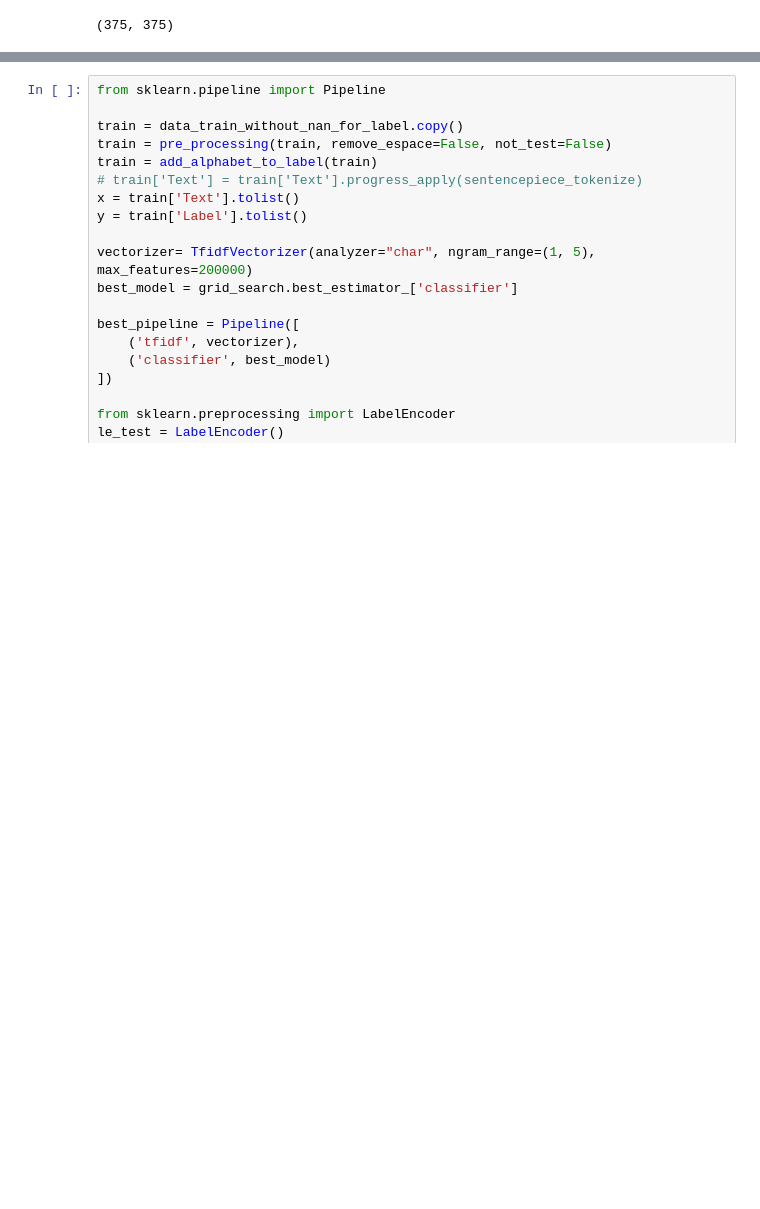
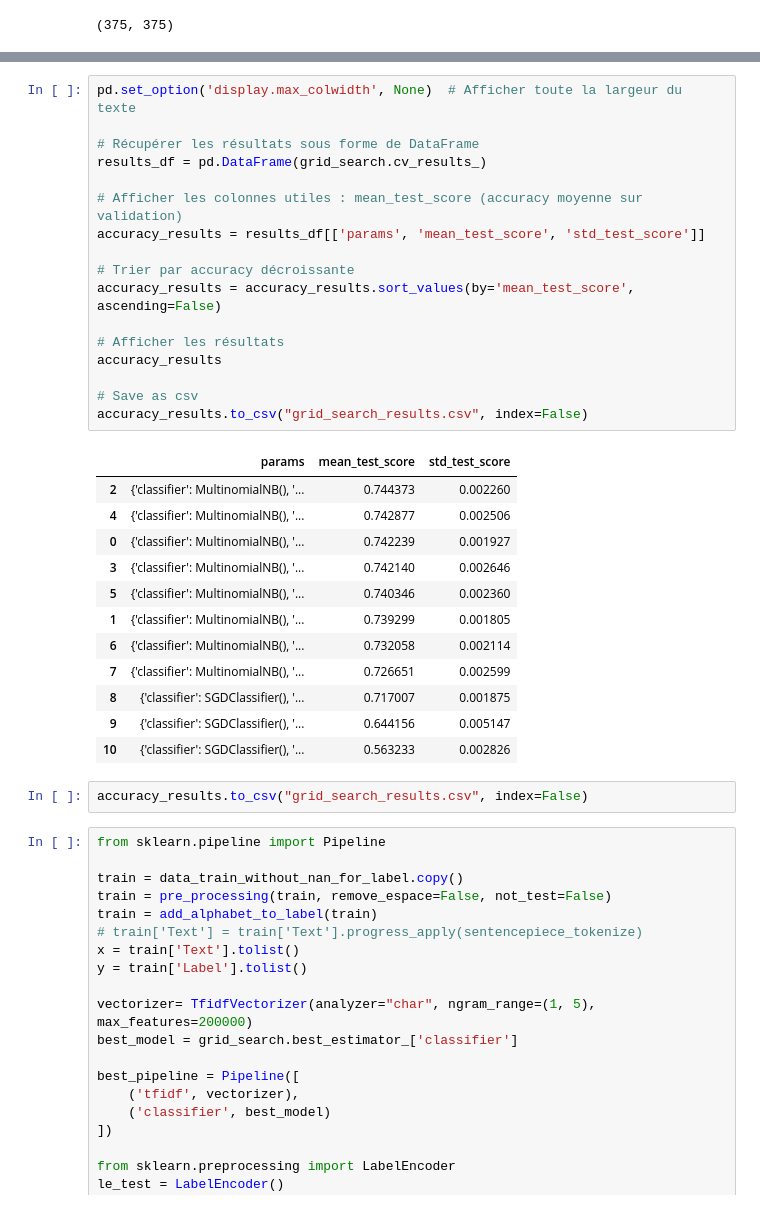
Before and after one commit to paullebolloch/kaggle_nlp, a Jupyter notebook: version_hippo.ipynb, the cells around one changed output, grey strips where cells are left out. Drawn from its saved outputs; the diff is of its cells as text; blank space fills up the shorter version.

Commit message:
adding gridsearch results

```diff
--- a/version_hippo.ipynb
+++ b/version_hippo.ipynb
@@ -703,3 +719,35 @@ Fitting 2 folds for each of 11 candidates, totalling 22 fits
+# %%
+pd.set_option('display.max_colwidth', None)  # Afficher toute la largeur du texte
+
+# Récupérer les résultats sous forme de DataFrame
+results_df = pd.DataFrame(grid_search.cv_results_)
+
+# Afficher les colonnes utiles : mean_test_score (accuracy moyenne sur validation)
+accuracy_results = results_df[['params', 'mean_test_score', 'std_test_score']]
+
+# Trier par accuracy décroissante
+accuracy_results = accuracy_results.sort_values(by='mean_test_score', ascending=False)
+
+# Afficher les résultats
+accuracy_results
+
+# Save as csv
+accuracy_results.to_csv("grid_search_results.csv", index=False)
+# %% [output]
+|  | params | mean_test_score | std_test_score |
+| 2 | {'classifier': MultinomialNB(), '... | 0.744373 | 0.002260 |
+| 4 | {'classifier': MultinomialNB(), '... | 0.742877 | 0.002506 |
+| 0 | {'classifier': MultinomialNB(), '... | 0.742239 | 0.001927 |
+| 3 | {'classifier': MultinomialNB(), '... | 0.742140 | 0.002646 |
+| 5 | {'classifier': MultinomialNB(), '... | 0.740346 | 0.002360 |
+| 1 | {'classifier': MultinomialNB(), '... | 0.739299 | 0.001805 |
+| 6 | {'classifier': MultinomialNB(), '... | 0.732058 | 0.002114 |
+| 7 | {'classifier': MultinomialNB(), '... | 0.726651 | 0.002599 |
+| 8 | {'classifier': SGDClassifier(), '... | 0.717007 | 0.001875 |
+| 9 | {'classifier': SGDClassifier(), '... | 0.644156 | 0.005147 |
+| 10 | {'classifier': SGDClassifier(), '... | 0.563233 | 0.002826 |
+# %%
+accuracy_results.to_csv("grid_search_results.csv", index=False)
 # %%
 from sklearn.pipeline import Pipeline
 
```
Also changed, not shown: parts of 3 cells of this notebook.
